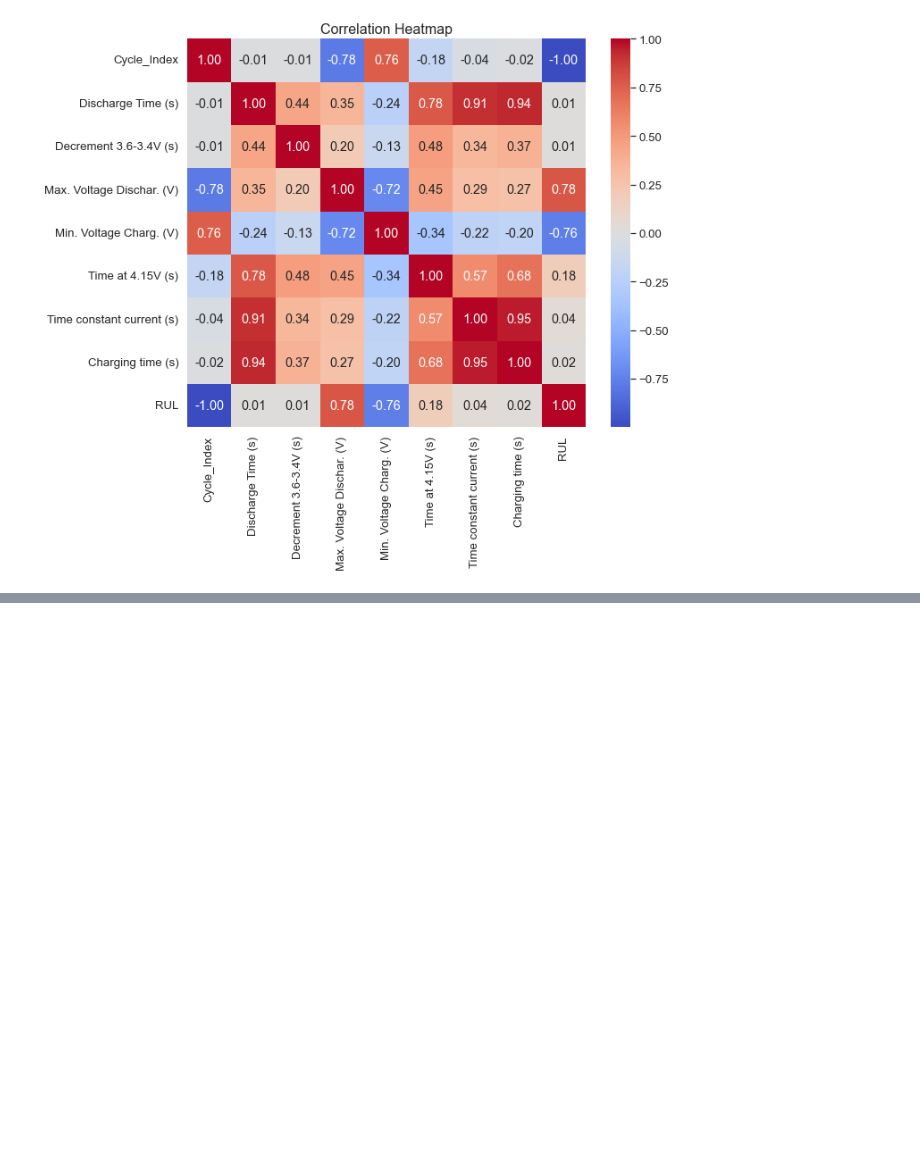
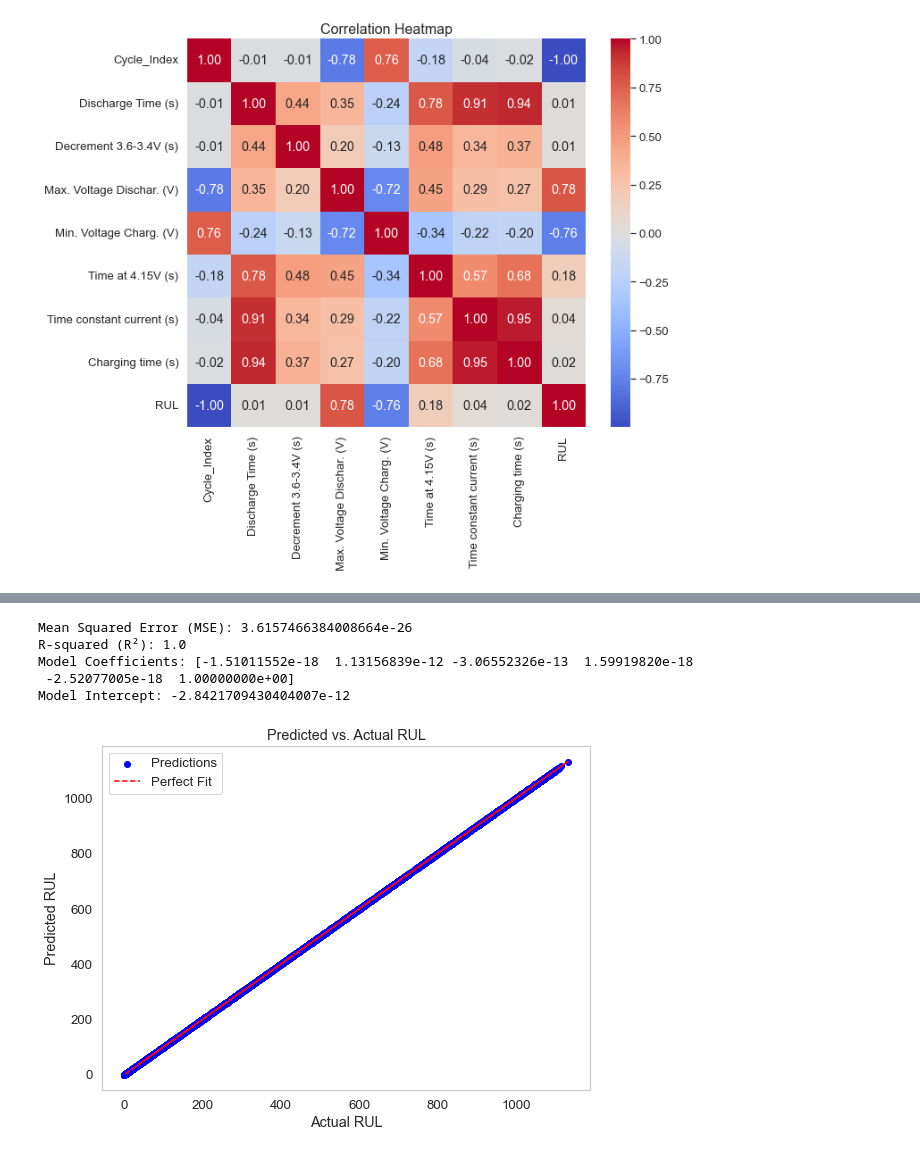
Before and after one commit to jgd45/Project1DS675, a Jupyter notebook: project_implement.ipynb, the cells around one changed output, grey strips where cells are left out. Drawn from its saved outputs; the diff is of its cells as text; code cells hidden in the pictures; blank space fills up the shorter version.

Commit message:
linear regression and gradient boost

```diff
--- a/project_implement.ipynb
+++ b/project_implement.ipynb
@@ -62,0 +109,40 @@ df.drop()
+# %%
+input_features = df.drop(columns=['Discharge Time (s)','Charging time (s)','Cycle_Index'])
+output_features = df['RUL']
+X_train, X_test, y_train, y_test = train_test_split(input_features, output_features, test_size=0.2, random_state=42)
+
+# Initialize and train the Linear Regression model
+model = LinearRegression()
+model.fit(X_train, y_train)
+
+# Make predictions on the test set
+y_pred = model.predict(X_test)
+
+mse = mean_squared_error(y_test, y_pred)
+r2 = r2_score(y_test, y_pred)
+
+print("Mean Squared Error (MSE):", mse)
+print("R-squared (R²):", r2)
+
+# Coefficients and Intercept
+print("Model Coefficients:", model.coef_)
+print("Model Intercept:", model.intercept_)
+# %% [output]
+Mean Squared Error (MSE): 3.6157466384008664e-26
+R-squared (R²): 1.0
+Model Coefficients: [-1.51011552e-18  1.13156839e-12 -3.06552326e-13  1.59919820e-18
+ -2.52077005e-18  1.00000000e+00]
+Model Intercept: -2.8421709430404007e-12
+# %%
+plt.figure(figsize=(8, 6))
+plt.scatter(y_test, y_pred, color='blue', label='Predictions')
+plt.plot(y_test, y_test, color='red', linestyle='--', label='Perfect Fit')  # Reference line
+plt.title('Predicted vs. Actual RUL')
+plt.xlabel('Actual RUL')
+plt.ylabel('Predicted RUL')
+plt.legend()
+plt.grid()
+plt.tight_layout()
+plt.show()
+# %% [output]
+[figure, added]
```
Also changed, not shown: parts of 3 cells of this notebook.
